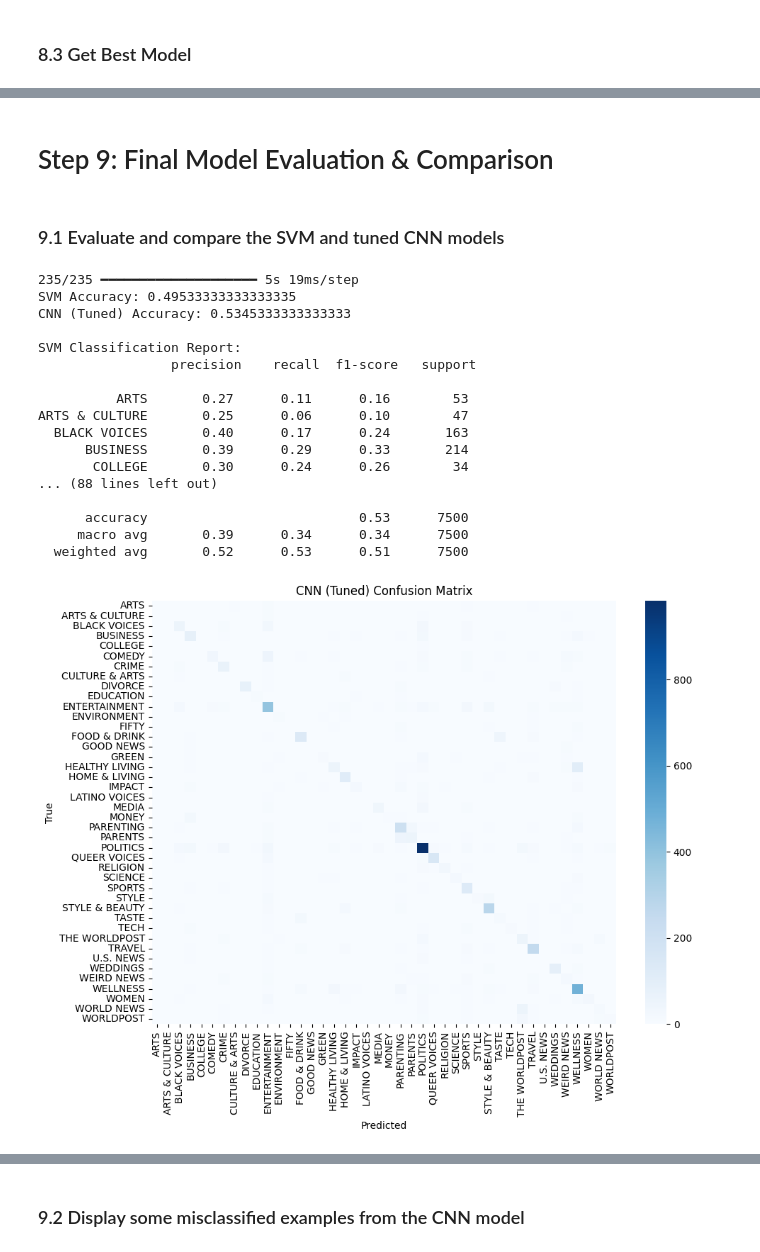
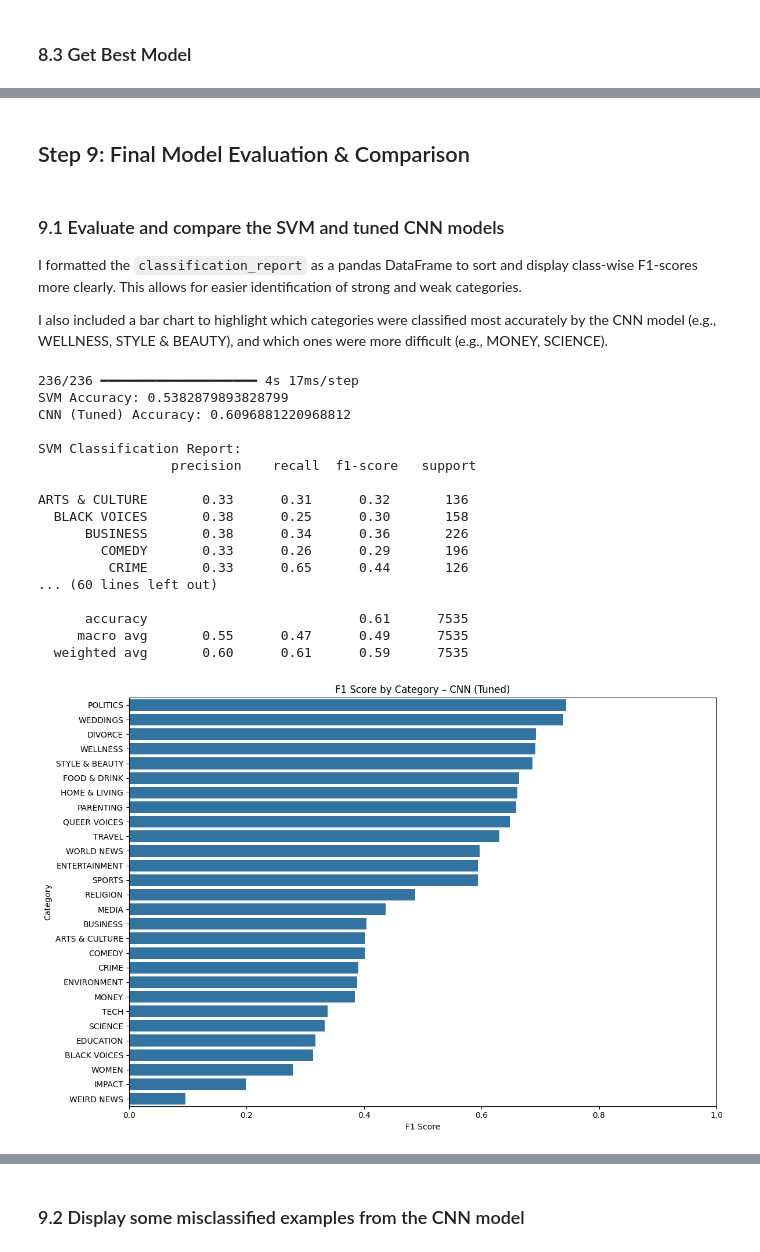
Before and after one commit to mcarvalhosa/news_classification_project, a Jupyter notebook: src/main.ipynb, the cells around one changed output, grey strips where cells are left out. Cells and saved outputs as stored; diff of their text form; code cells hidden in the pictures.

```diff
--- a/src/main.ipynb
+++ b/src/main.ipynb
@@ -381,15 +537,23 @@ X_test_pca = pca.transform(X_test_tfidf.toarray())
 # %% [markdown]
 ### 5.3 Train a Linear SVM with GridSearchCV
 # %%
-# SVM model
-svm = LinearSVC(max_iter=5000)
+# SVM model with class_weight, to handle class imbalance
+svm = LinearSVC(max_iter=5000, class_weight='balanced')
 
 # Hyperparameter grid
-param_grid = {'C': [0.01, 0.1, 1, 10]}
+param_grid = {'C': [0.001, 0.01, 0.1, 1, 10, 100]}
 
 # Grid Search on validation split
-grid = GridSearchCV(svm, param_grid, cv=3, scoring='f1_weighted', verbose=2, n_jobs=-1)
-grid.fit(X_train_pca, y_train)
+grid = GridSearchCV(
+    svm,
+    param_grid,
+    cv=3,
+    scoring='f1_weighted',
+    verbose=2,
+    n_jobs=-1
+)
+
+grid.fit(X_train_svd, y_train)
 
 # Best model
 best_svm = grid.best_estimator_
@@ -780,7 +1005,7 @@ tuner = kt.RandomSearch(
     max_trials=10,
     executions_per_trial=1,
     directory='tuner_results',
-    project_name='cnn_text_classification'
+    project_name='cnn_text_classification_final_version'
 )
 
 tuner.search(X_train_seq, y_train_cat,
@@ -808,48 +1042,74 @@ Best Hyperparameters: {'embedding_dim': 100, 'filters': 192, 'kernel_size': 5, '
 # %% [markdown]
-# Step 9: Final Model Evaluation & Comparison
+## Step 9: Final Model Evaluation & Comparison
-# %% [markdown]
-### 9.1 Evaluate and compare the SVM and tuned CNN models
+# %% [markdown]
+### 9.1 Evaluate and compare the SVM and tuned CNN models
+
+I formatted the `classification_report` as a pandas DataFrame to sort and display class-wise F1-scores more clearly. This allows for easier identification of strong and weak categories.
+
+I also included a bar chart to highlight which categories were classified most accurately by the CNN model (e.g., WELLNESS, STYLE & BEAUTY), and which ones were more difficult (e.g., MONEY, SCIENCE).
 # %%
 # Choose predictions from the model you want to evaluate
-y_pred_svm = best_svm.predict(X_test_pca)
+y_pred_svm = best_svm.predict(X_test_svd)
 y_pred_cnn_tuned = best_model_tuned.predict(X_test_seq).argmax(axis=1)
 y_true = test_df['label']
 
 # Print metrics
 print("SVM Accuracy:", accuracy_score(y_true, y_pred_svm))
 print("CNN (Tuned) Accuracy:", accuracy_score(y_true, y_pred_cnn_tuned))
 
 print("\nSVM Classification Report:\n", classification_report(y_true, y_pred_svm, target_names=label_encoder.classes_))
 print("\nCNN (Tuned) Classification Report:\n", classification_report(y_true, y_pred_cnn_tuned, target_names=label_encoder.classes_))
+
+
+# Tabular classification report for CNN (tuned)
+report_dict = classification_report(y_true, y_pred_cnn_tuned, target_names=label_encoder.classes_, output_dict=True)
+report_df = pd.DataFrame(report_dict).transpose()
+report_df = report_df.sort_values(by='f1-score', ascending=False)
+
+# Preview top-performing classes
+report_df.head(10)
+
+
+# Drop macro/weighted rows and plot F1 score by class
+report_df_filtered = report_df.drop(['accuracy', 'macro avg', 'weighted avg'])
+
+plt.figure(figsize=(12, 8))
+sns.barplot(x=report_df_filtered['f1-score'], y=report_df_filtered.index)
+plt.title("F1 Score by Category – CNN (Tuned)")
+plt.xlabel("F1 Score")
+plt.ylabel("Category")
+plt.xlim(0, 1)
+plt.tight_layout()
+plt.show()
 
 
 # Confusion matrix (CNN)
 plt.figure(figsize=(10, 8))
 sns.heatmap(confusion_matrix(y_true, y_pred_cnn_tuned),
             xticklabels=label_encoder.classes_,
             yticklabels=label_encoder.classes_,
             cmap="Blues", annot=False)
 plt.title("CNN (Tuned) Confusion Matrix")
 plt.xlabel("Predicted")
 plt.ylabel("True")
 plt.tight_layout()
 plt.show()
 # %% [output]
-235/235 ━━━━━━━━━━━━━━━━━━━━ 5s 19ms/step
-SVM Accuracy: 0.49533333333333335
-CNN (Tuned) Accuracy: 0.5345333333333333
+236/236 ━━━━━━━━━━━━━━━━━━━━ 4s 17ms/step
+SVM Accuracy: 0.5382879893828799
+CNN (Tuned) Accuracy: 0.6096881220968812
 
 SVM Classification Report:
                  precision    recall  f1-score   support
 
-          ARTS       0.27      0.11      0.16        53
-ARTS & CULTURE       0.25      0.06      0.10        47
-  BLACK VOICES       0.40      0.17      0.24       163
-      BUSINESS       0.39      0.29      0.33       214
-       COLLEGE       0.30      0.24      0.26        34
-... (88 lines left out)
+ARTS & CULTURE       0.33      0.31      0.32       136
+  BLACK VOICES       0.38      0.25      0.30       158
+      BUSINESS       0.38      0.34      0.36       226
+        COMEDY       0.33      0.26      0.29       196
+         CRIME       0.33      0.65      0.44       126
+... (60 lines left out)
 
-      accuracy                           0.53      7500
-     macro avg       0.39      0.34      0.34      7500
-  weighted avg       0.52      0.53      0.51      7500
+      accuracy                           0.61      7535
+     macro avg       0.55      0.47      0.49      7535
+  weighted avg       0.60      0.61      0.59      7535
-[figure, old version]
+[figure, new version]
```
Also changed, not shown: parts of 68 cells of this notebook, 3 other files.
